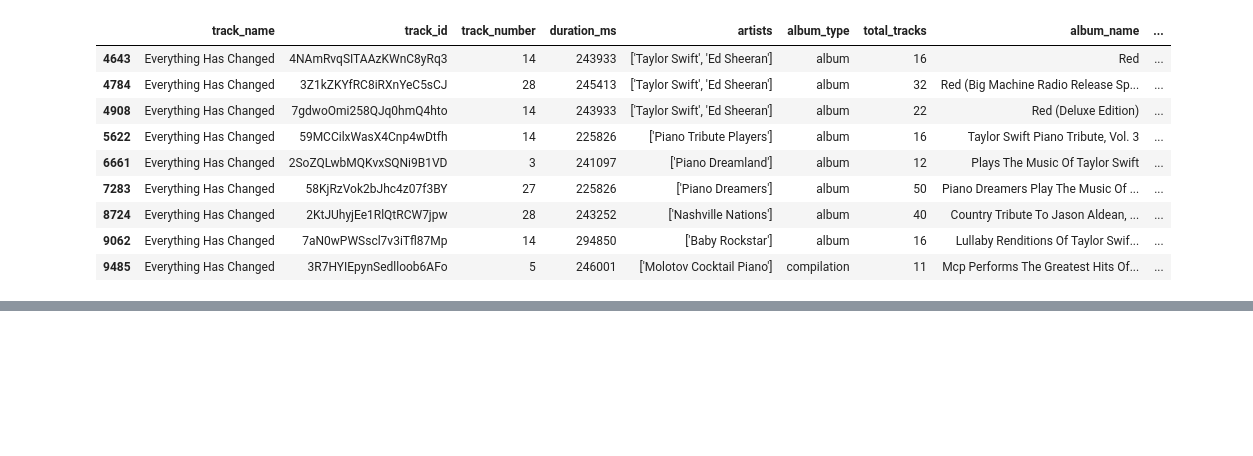
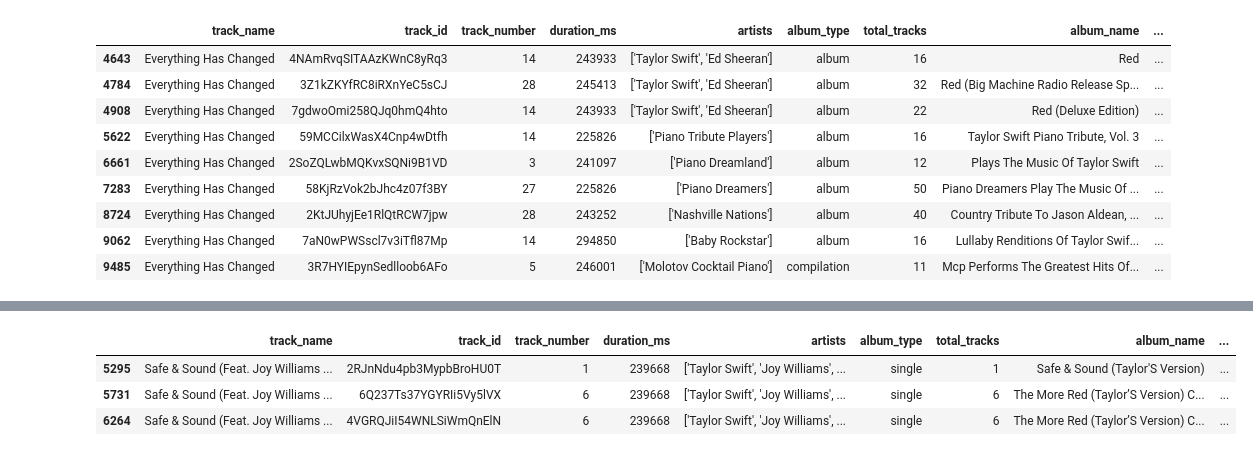
Before and after one commit to ddutjnrevenge-universe/Spotify-API-Data-Crawling, a Jupyter notebook: test.ipynb, the cells around one changed output, grey strips where cells are left out. Drawn from its saved outputs; the diff is of its cells as text; code cells hidden in the pictures; blank space fills up the shorter version.

```diff
--- a/test.ipynb
+++ b/test.ipynb
@@ -196,3 +196,12 @@ taylor_and_ed_songs
 | 6133 | Everything Has Changed - Remix | 3an4u3iZSy63ygYcWslJ5f | 1 | 249760 | ['Taylor Swift', 'Ed Sheeran'] | single | 1 | Everything Has Changed (Remix) | ... |
 | 6192 | End Game - Karaoke Version | 4cag67C3v9ToeFivUwDUsE | 2 | 243826 | ['Taylor Swift', 'Ed Sheeran', 'F... | album | 15 | Taylor Swift Karaoke: Reputation | ... |
 | 15284 | The Joker And The Queen (Feat. Ta... | 2dk3qSc7779ecP8w6rNoT9 | 20 | 185422 | ['Ed Sheeran', 'Taylor Swift'] | album | 23 | = (Tour Edition) | ... |
+# %%
+# find song contains word "Safe" of Taylor Swift
+safe_songs = albums[albums['track_name'].str.startswith('Safe') & albums['artists'].str.contains('Taylor Swift')]
+safe_songs
+# %% [output]
+|  | track_name | track_id | track_number | duration_ms | artists | album_type | total_tracks | album_name | ... |
+| 5295 | Safe & Sound (Feat. Joy Williams ... | 2RJnNdu4pb3MypbBroHU0T | 1 | 239668 | ['Taylor Swift', 'Joy Williams', ... | single | 1 | Safe & Sound (Taylor'S Version) | ... |
+| 5731 | Safe & Sound (Feat. Joy Williams ... | 6Q237Ts37YGYRIi5Vy5lVX | 6 | 239668 | ['Taylor Swift', 'Joy Williams', ... | single | 6 | The More Red (Taylor’S Version) C... | ... |
+| 6264 | Safe & Sound (Feat. Joy Williams ... | 4VGRQJiI54WNLSiWmQnElN | 6 | 239668 | ['Taylor Swift', 'Joy Williams', ... | single | 6 | The More Red (Taylor’S Version) C... | ... |
```
